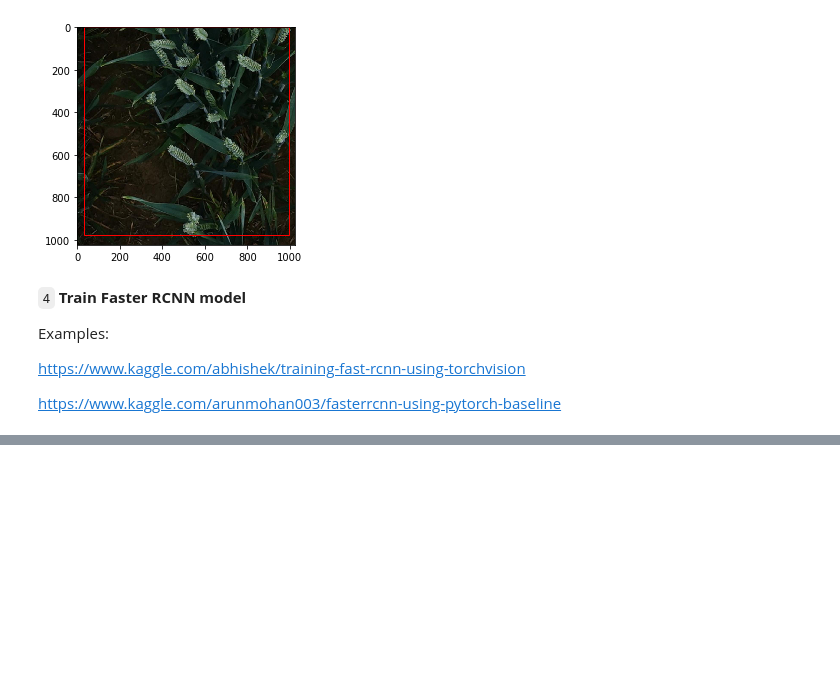
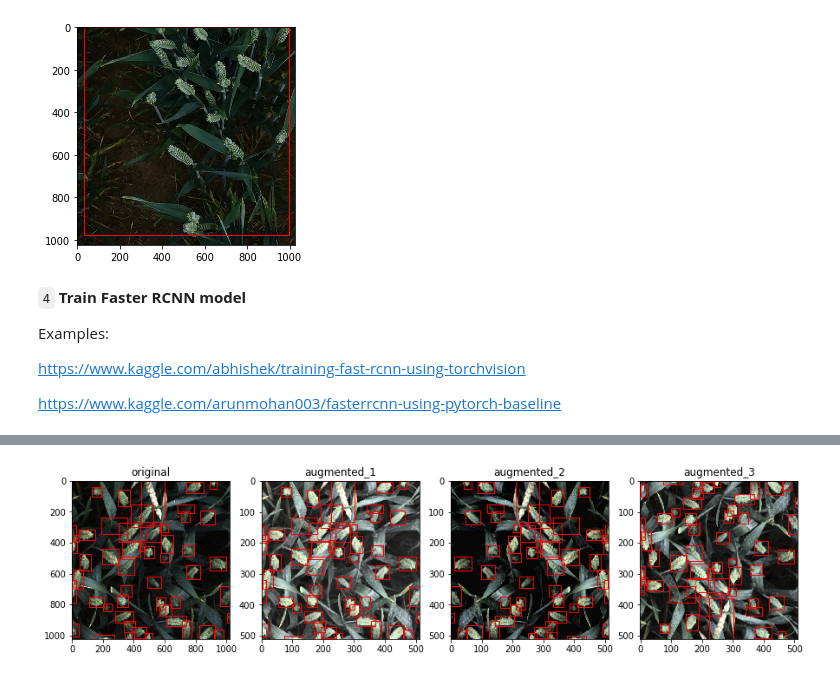
Before and after one commit to Lexie88rus/GlobalWheatDetection, a Jupyter notebook: OpenWheatDetection.ipynb, the cells around one changed output, grey strips where cells are left out. Cells and saved outputs as stored; diff of their text form; code cells hidden in the pictures; blank space fills up the shorter version.

```diff
--- a/OpenWheatDetection.ipynb
+++ b/OpenWheatDetection.ipynb
@@ -195,0 +264,4 @@ https://www.kaggle.com/arunmohan003/fasterrcnn-using-pytorch-baseline
+# %%
+apply_transforms(train_transforms_example, all_train_images, n_transforms=3)
+# %% [output]
+[figure, added]
```
Also changed, not shown: parts of 29 cells of this notebook.
